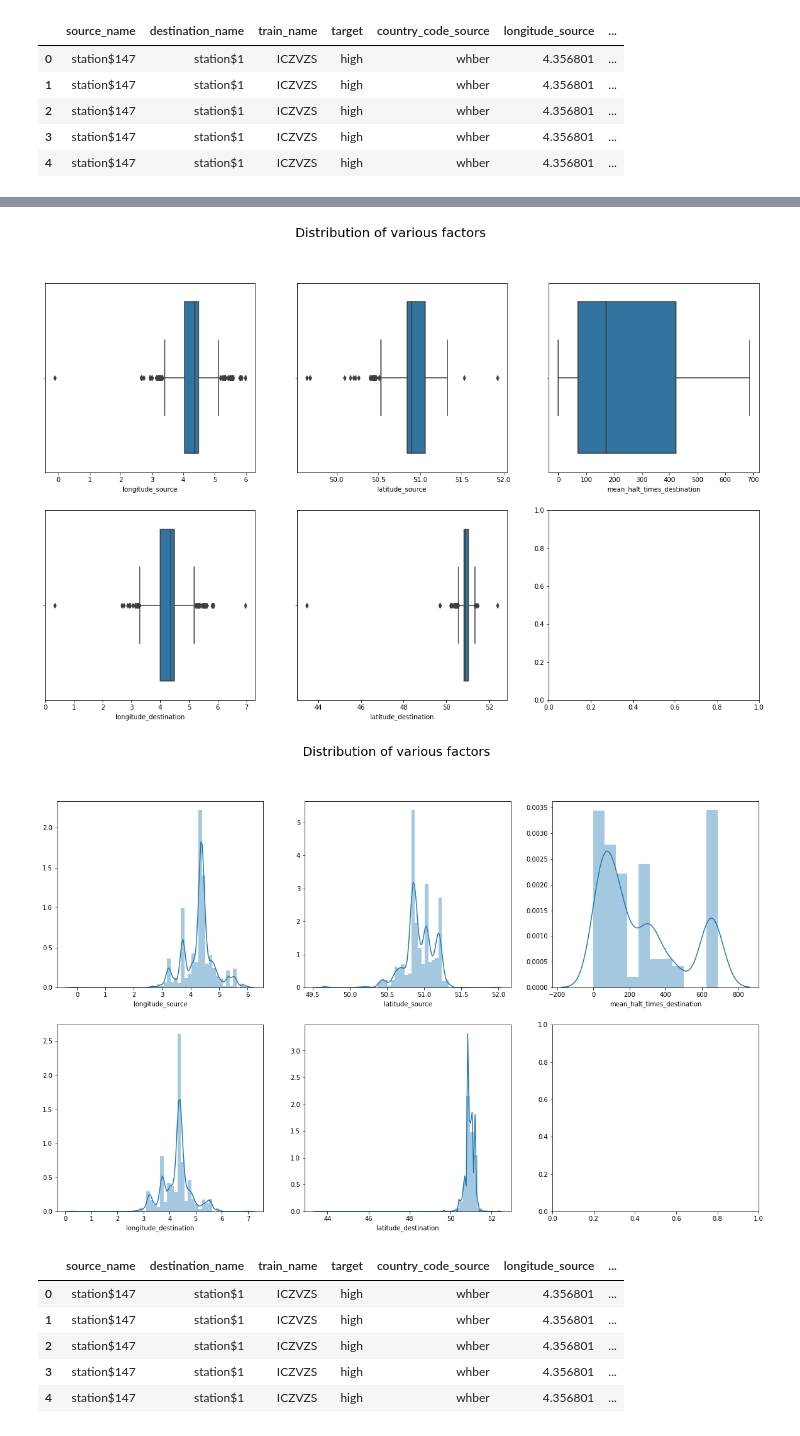
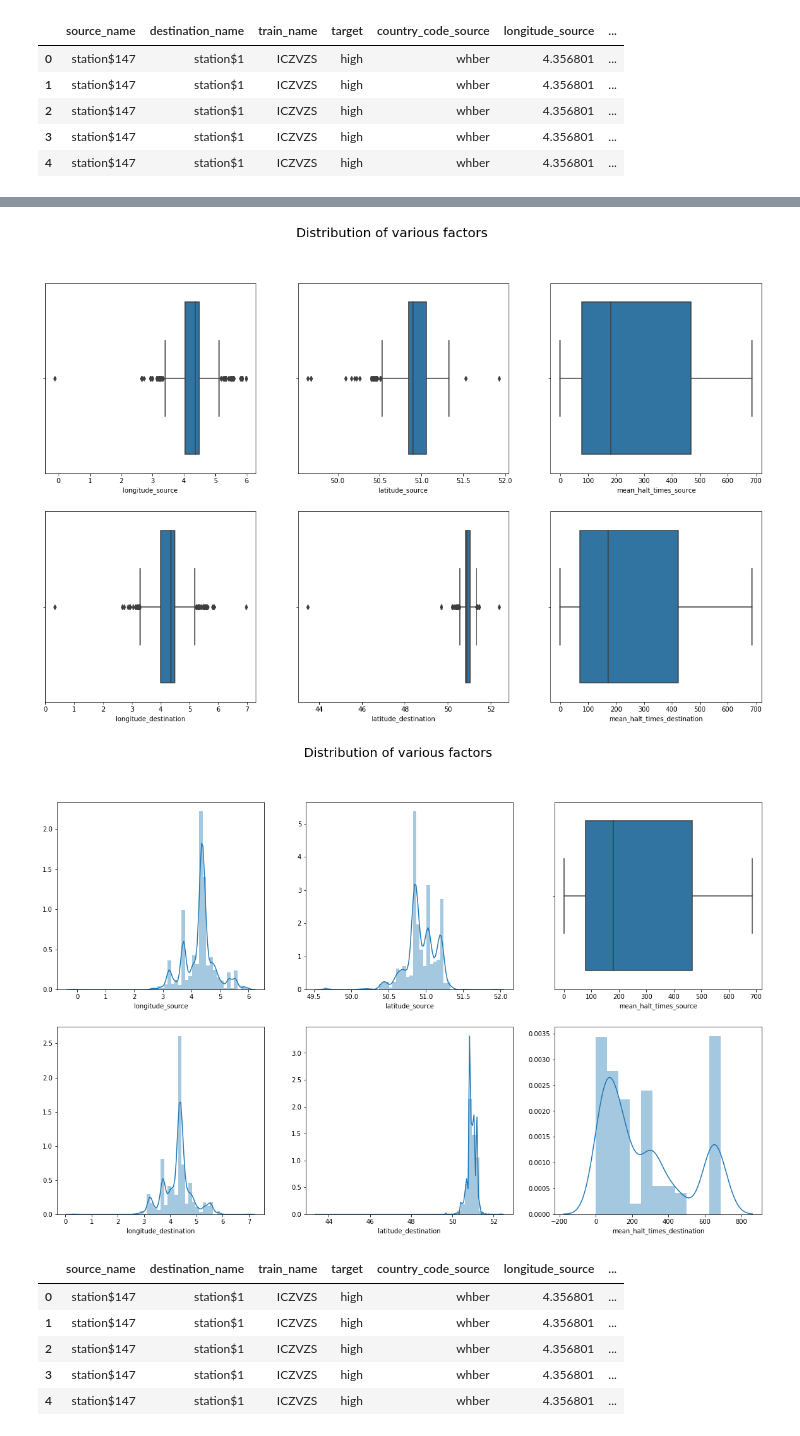
Before and after one commit to shreayan98c/Hitachi-Hiring-Challenge, a Jupyter notebook: classifier.ipynb, the cells around one changed output, grey strips where cells are left out. Saved outputs shown, nothing was run; the diff lists cells and outputs as text; code cells hidden in the pictures.

```diff
--- a/classifier.ipynb
+++ b/classifier.ipynb
@@ -297,22 +297,24 @@ sns.boxplot(train_data['longitude_source'], ax = ax[0,0])
 sns.boxplot(train_data['longitude_destination'], ax = ax[1,0])
 sns.boxplot(train_data['latitude_source'], ax = ax[0,1])
 sns.boxplot(train_data['latitude_destination'], ax = ax[1,1])
-sns.boxplot(train_data['mean_halt_times_destination'], ax = ax[0,2])
+sns.boxplot(train_data['mean_halt_times_source'], ax = ax[0,2])
+sns.boxplot(train_data['mean_halt_times_destination'], ax = ax[1,2])
 plt.show()
 # %% [output]
-[figure, old version]
+[figure, new version]
 # %%
 # Plotting a boxplot to study the distribution of features
 fig,ax = plt.subplots(2,3, figsize=(20,12))
 plt.suptitle("Distribution of various factors", fontsize=20)
 sns.distplot(train_data['longitude_source'], ax = ax[0,0])
 sns.distplot(train_data['longitude_destination'], ax = ax[1,0])
 sns.distplot(train_data['latitude_source'], ax = ax[0,1])
 sns.distplot(train_data['latitude_destination'], ax = ax[1,1])
-sns.distplot(train_data['mean_halt_times_destination'], ax = ax[0,2])
+sns.boxplot(train_data['mean_halt_times_source'], ax = ax[0,2])
+sns.distplot(train_data['mean_halt_times_destination'], ax = ax[1,2])
 plt.show()
 # %% [output]
-[figure, old version]
+[figure, new version]
 # %%
 train_data.head()
 # %% [output]
```
Also changed, not shown: parts of 56 cells of this notebook.
